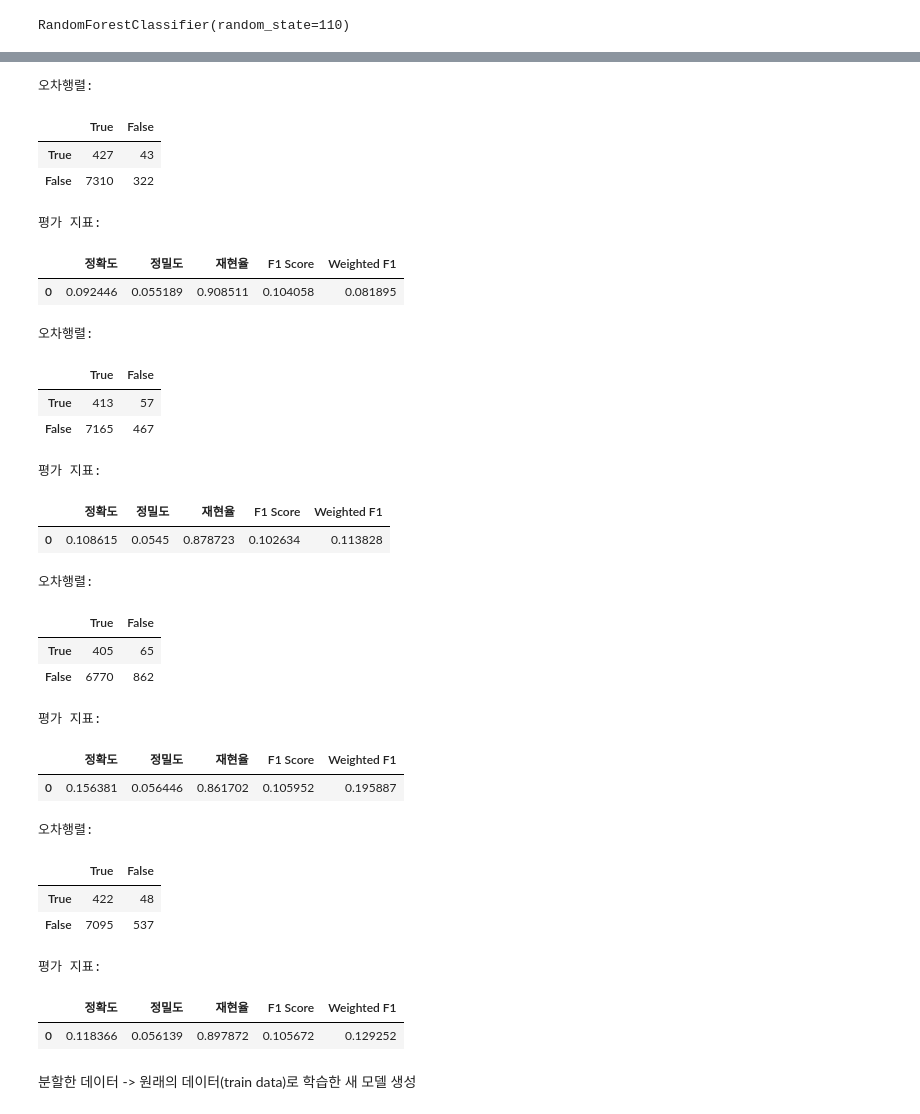
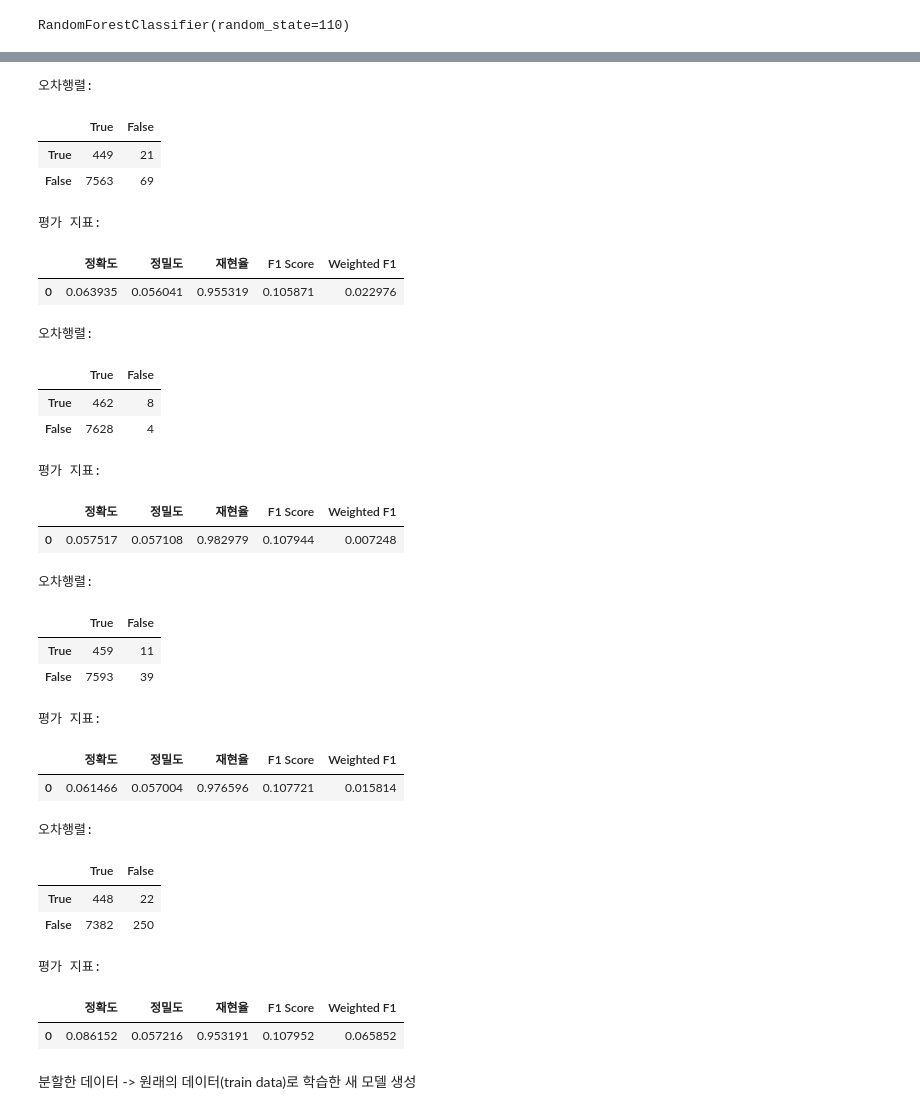
Before and after one commit to dyk9916/Lg_aimers5, a Jupyter notebook: code_log/junehong_code/0813_modeling.ipynb, the cells around one changed output, grey strips where cells are left out. Saved outputs shown, nothing was run; the diff lists cells and outputs as text; code cells hidden in the pictures.

```diff
--- a/code_log/junehong_code/0813_modeling.ipynb
+++ b/code_log/junehong_code/0813_modeling.ipynb
@@ -600,27 +620,27 @@ RandomForestClassifier(random_state=110)
 # %%
 # df_val에서 y_val과 x_val 추출
 y_val = df_val_dam_split['target']
 x_val = df_val_dam_split.drop(columns=['target'])
 
 # y_val 레이블을 정수로 변환
 y_val_int = [1 if label == 'AbNormal' else 0 for label in y_val]
 
 # 확률 예측
 soft_voting_probs = model_Dam.predict_proba(x_val)[:, 1]
 
 # 스레시홀드 적용(일반 모델의 경우 default로 0.5)
-soft_voting_preds = [1 if prob > 0.7 else 0 for prob in soft_voting_probs]
+soft_voting_preds = [1 if prob > 0.5 else 0 for prob in soft_voting_probs]
 
 # 평가
 get_clf_eval(y_val_int, soft_voting_preds)
 # %% [output]
 오차행렬:
 |  | True | False |
-| True | 427 | 43 |
-| False | 7310 | 322 |
+| True | 449 | 21 |
+| False | 7563 | 69 |
 평가 지표:
 |  | 정확도 | 정밀도 | 재현율 | F1 Score | Weighted F1 |
-| 0 | 0.092446 | 0.055189 | 0.908511 | 0.104058 | 0.081895 |
+| 0 | 0.063935 | 0.056041 | 0.955319 | 0.105871 | 0.022976 |
 # %%
 # df_val에서 y_val과 x_val 추출
 y_val = df_val_autoclave_split['target']
@@ -633,18 +653,18 @@ y_val_int = [1 if label == 'AbNormal' else 0 for label in y_val]
 soft_voting_probs = model_AutoClave.predict_proba(x_val)[:, 1]
 
 # 스레시홀드 적용(일반 모델의 경우 default로 0.5)
-soft_voting_preds = [1 if prob > 0.9 else 0 for prob in soft_voting_probs]
+soft_voting_preds = [1 if prob > 0.5 else 0 for prob in soft_voting_probs]
 
 # 평가
 get_clf_eval(y_val_int, soft_voting_preds)
 # %% [output]
 오차행렬:
 |  | True | False |
-| True | 413 | 57 |
-| False | 7165 | 467 |
+| True | 462 | 8 |
+| False | 7628 | 4 |
 평가 지표:
 |  | 정확도 | 정밀도 | 재현율 | F1 Score | Weighted F1 |
-| 0 | 0.108615 | 0.0545 | 0.878723 | 0.102634 | 0.113828 |
+| 0 | 0.057517 | 0.057108 | 0.982979 | 0.107944 | 0.007248 |
 # %%
 # df_val에서 y_val과 x_val 추출
 y_val = df_val_fill1_split['target']
@@ -657,18 +677,18 @@ y_val_int = [1 if label == 'AbNormal' else 0 for label in y_val]
 soft_voting_probs = model_Fill1.predict_proba(x_val)[:, 1]
 
 # 스레시홀드 적용(일반 모델의 경우 default로 0.5)
-soft_voting_preds = [1 if prob > 0.7 else 0 for prob in soft_voting_probs]
+soft_voting_preds = [1 if prob > 0.5 else 0 for prob in soft_voting_probs]
 
 # 평가
 get_clf_eval(y_val_int, soft_voting_preds)
 # %% [output]
 오차행렬:
 |  | True | False |
-| True | 405 | 65 |
-| False | 6770 | 862 |
+| True | 459 | 11 |
+| False | 7593 | 39 |
 평가 지표:
 |  | 정확도 | 정밀도 | 재현율 | F1 Score | Weighted F1 |
-| 0 | 0.156381 | 0.056446 | 0.861702 | 0.105952 | 0.195887 |
+| 0 | 0.061466 | 0.057004 | 0.976596 | 0.107721 | 0.015814 |
 # %%
 # df_val에서 y_val과 x_val 추출
 y_val = df_val_fill2_split['target']
@@ -681,18 +701,18 @@ y_val_int = [1 if label == 'AbNormal' else 0 for label in y_val]
 soft_voting_probs = model_Fill2.predict_proba(x_val)[:, 1]
 
 # 스레시홀드 적용(일반 모델의 경우 default로 0.5)
-soft_voting_preds = [1 if prob > 0.7 else 0 for prob in soft_voting_probs]
+soft_voting_preds = [1 if prob > 0.5 else 0 for prob in soft_voting_probs]
 
 # 평가
 get_clf_eval(y_val_int, soft_voting_preds)
 # %% [output]
 오차행렬:
 |  | True | False |
-| True | 422 | 48 |
-| False | 7095 | 537 |
+| True | 448 | 22 |
+| False | 7382 | 250 |
 평가 지표:
 |  | 정확도 | 정밀도 | 재현율 | F1 Score | Weighted F1 |
-| 0 | 0.118366 | 0.056139 | 0.897872 | 0.105672 | 0.129252 |
+| 0 | 0.086152 | 0.057216 | 0.953191 | 0.107952 | 0.065852 |
 # %% [markdown]
 분할한 데이터 -> 원래의 데이터(train data)로 학습한 새 모델 생성
 # %%
```
Also changed, not shown: parts of 16 cells of this notebook, 1 other file.
